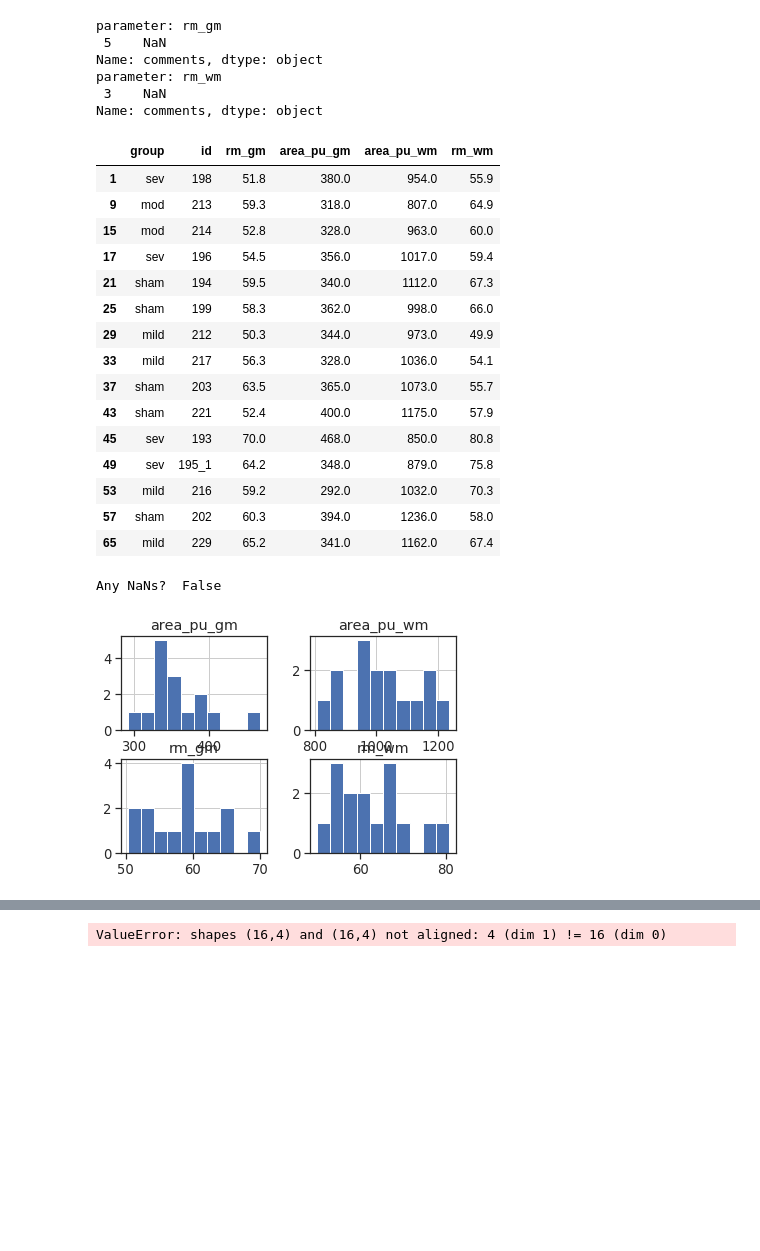
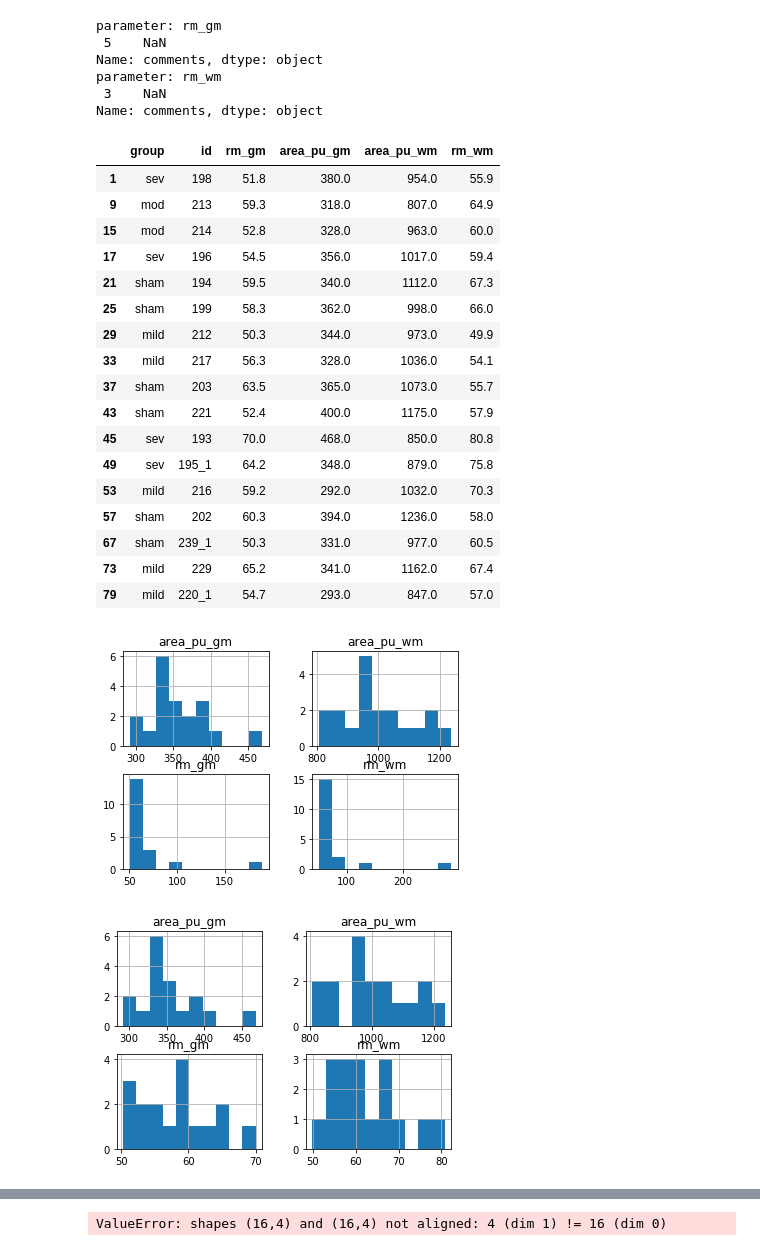
Before and after one commit to felixsc1/SpinalCord, a Jupyter notebook: Notebooks/Analysis.ipynb, the cells around one changed output, grey strips where cells are left out. Cells and saved outputs as stored; diff of their text form; code cells hidden in the pictures; blank space fills up the shorter version.

```diff
--- a/Notebooks/Analysis.ipynb
+++ b/Notebooks/Analysis.ipynb
@@ -13,5 +15,7 @@ def getExcel(folders):
 # %%
 folders = {}
 folders['main'] = '/mnt/c/Users/felix/OneDrive/WORK/2019ETH/Analysis'
-folders['excel'] = 'WM_GM_ROI_data.xlsx'
+folders['excel'] = r'Roi whole WM GM for C6_T6 clean up.xlsx'
+
+df = getExcel(folders)
 # %%
@@ -74,53 +86,64 @@ selection['segment'] = 'T6'
 selected_rows = df[(df['location_estimate'] == selection['segment']) & (df['acquisition'] == selection['contrast'])]
 
 df_selection = selected_rows[columns]
+df_selection.hist();
+
+# check for outliers, missing values etc.
+def outlier_check():
+    print('Any NaNs? ', df_selection.isnull().values.any())
+    # df_selection.info()
+    print(df_selection.describe())
+    df_selection.hist();
+    return
+
+
+
+
+# outlier removal:
+# all rows that are larger than x Standard Deviations (SD_cutoff) from mean in any of the tested columns are removed.
 
 testcols = ['rm_gm', 'rm_wm']
 maskdf = pd.DataFrame()
+SD_cutoff = 2
 for c in testcols:
-    # df_selection will keep getting smaller with each iteration.
-    s = ((df_selection[testcol] - df_selection[testcol].mean()) / df_selection[testcol].std()).abs() < 2
+    # df_selection shrinks with each iteration.
+    s = ((df_selection[c] - df_selection[c].mean()) / df_selection[c].std()).abs() < SD_cutoff
 
     df_selection = df_selection[s]
     outlier_id = s[s == False]
     print(f"parameter: {c} \n {df.loc[outlier_id.index, 'comments']}")
 
+
+outlier_check
+df_selection.hist();
 df_selection
 # %% [output]
 parameter: rm_gm
  5    NaN
 Name: comments, dtype: object
 parameter: rm_wm
  3    NaN
 Name: comments, dtype: object
 |  | group | id | rm_gm | area_pu_gm | area_pu_wm | rm_wm |
 | 1 | sev | 198 | 51.8 | 380.0 | 954.0 | 55.9 |
 | 9 | mod | 213 | 59.3 | 318.0 | 807.0 | 64.9 |
 | 15 | mod | 214 | 52.8 | 328.0 | 963.0 | 60.0 |
 | 17 | sev | 196 | 54.5 | 356.0 | 1017.0 | 59.4 |
 | 21 | sham | 194 | 59.5 | 340.0 | 1112.0 | 67.3 |
 | 25 | sham | 199 | 58.3 | 362.0 | 998.0 | 66.0 |
 | 29 | mild | 212 | 50.3 | 344.0 | 973.0 | 49.9 |
 | 33 | mild | 217 | 56.3 | 328.0 | 1036.0 | 54.1 |
 | 37 | sham | 203 | 63.5 | 365.0 | 1073.0 | 55.7 |
 | 43 | sham | 221 | 52.4 | 400.0 | 1175.0 | 57.9 |
 | 45 | sev | 193 | 70.0 | 468.0 | 850.0 | 80.8 |
 | 49 | sev | 195_1 | 64.2 | 348.0 | 879.0 | 75.8 |
 | 53 | mild | 216 | 59.2 | 292.0 | 1032.0 | 70.3 |
 | 57 | sham | 202 | 60.3 | 394.0 | 1236.0 | 58.0 |
-| 65 | mild | 229 | 65.2 | 341.0 | 1162.0 | 67.4 |
+| 67 | sham | 239_1 | 50.3 | 331.0 | 977.0 | 60.5 |
+| 73 | mild | 229 | 65.2 | 341.0 | 1162.0 | 67.4 |
+| 79 | mild | 220_1 | 54.7 | 293.0 | 847.0 | 57.0 |
+[figure, added]
+[figure, added]
-# %%
-# check for outliers, missing values etc.
-
-print('Any NaNs? ', df_selection.isnull().values.any())
-
-# df_selection.info()
-
-df_selection.describe()
-df_selection.hist();
-# %% [output]
-Any NaNs?  False
-[figure, removed]
 # %%
 import seaborn as sns
 
```
Also changed, not shown: parts of 4 cells of this notebook, 1 other file.
